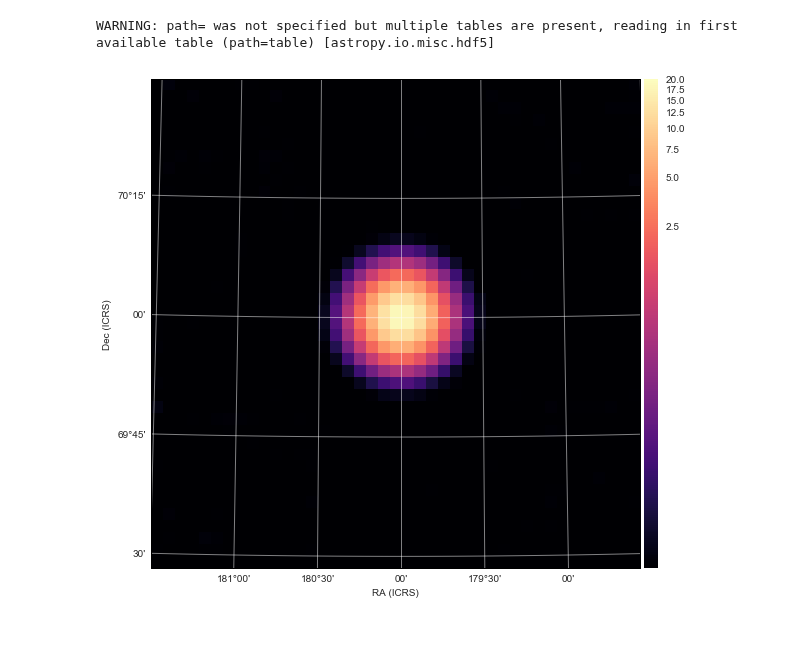
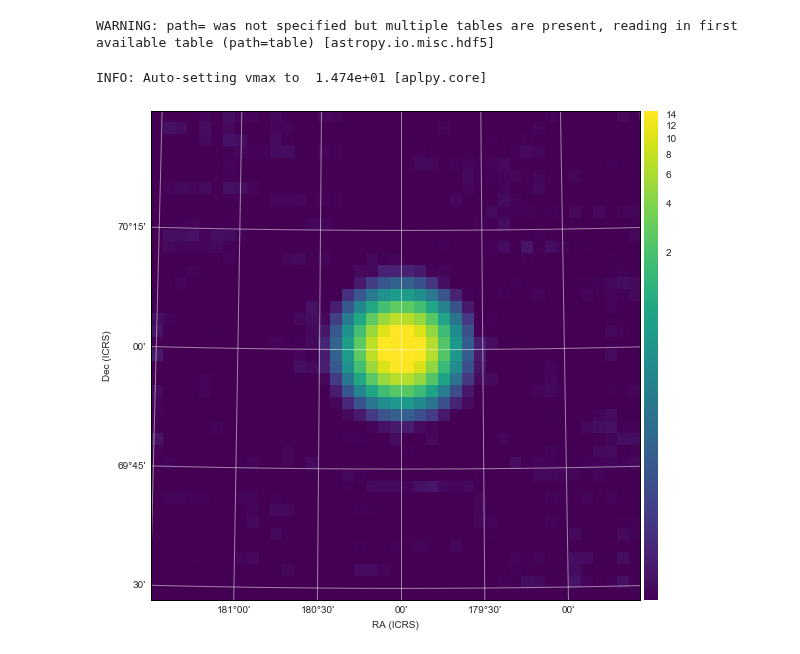
Before and after one commit to discos/srt-single-dish-tools, a Jupyter notebook: notebooks/Introduction to the SRT Single Dish Tools.ipynb, the cells around one changed output. Saved outputs shown, nothing was run; the diff lists cells and outputs as text; code cells hidden in the pictures.

```diff
--- a/notebooks/Introduction to the SRT Single Dish Tools.ipynb
+++ b/notebooks/Introduction to the SRT Single Dish Tools.ipynb
@@ -286,8 +293,9 @@ Note: instead of the calibration file, we can give the HDF5 file dumped by `SDTi
 WARNING: path= was not specified but multiple tables are present, reading in first available table (path=table) [astropy.io.misc.hdf5]
 # %%
 gc = aplpy.FITSFigure('CCB_TP_Dummy_Obs0_cal.fits', hdu=1)
-gc.show_colorscale(cmap='magma', stretch='log', vmin=1e-3, vmax=20)
+gc.show_colorscale(cmap='viridis', stretch='log', vmin=1e-3)
 gc.add_colorbar()
 gc.add_grid()
 # %% [output]
+INFO: Auto-setting vmax to  1.474e+01 [aplpy.core]
-[figure, old version]
+[figure, new version]
```
Also changed, not shown: parts of 8 cells of this notebook, 1 other file.
